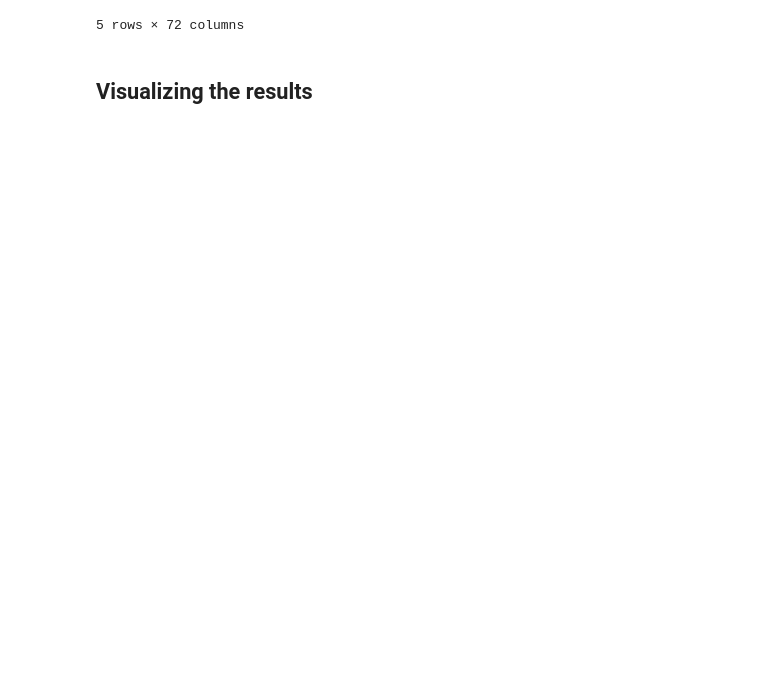
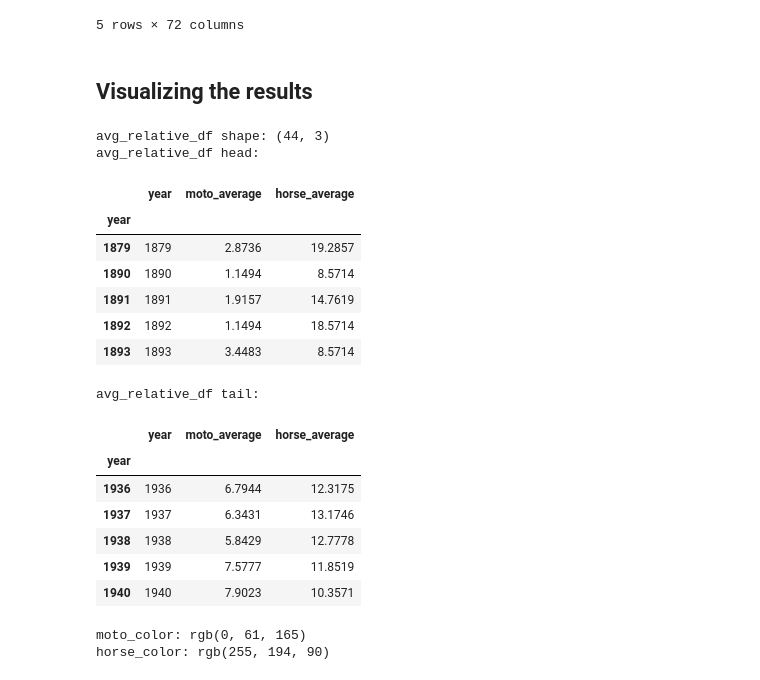
Before and after one commit to ValRCS/lnb_transports, a Jupyter notebook: notebooks/visualize_terms_df_tf_relative_over_time.ipynb, the cells around one changed output. Cells and saved outputs as stored; diff of their text form; code cells hidden in the pictures; blank space fills up the shorter version.

```diff
--- a/notebooks/visualize_terms_df_tf_relative_over_time.ipynb
+++ b/notebooks/visualize_terms_df_tf_relative_over_time.ipynb
@@ -751,4 +821,63 @@ horse_relative_df head:
 # %% [markdown]
 ## Visualizing the results
 # %%
-## TODO
+# let's simply visualize both moto and horse average_relative_frequency columns as a line chart in the same graph
+# we will use plotly express for first attempt
+# we already imported plotly express as px
+# let's create a new dataframe with year, moto average and horse average
+def create_average_relative_frequency_df(moto_df, horse_df):
+    # create a new dataframe with year, moto average and horse average
+    avg_df = pd.DataFrame({
+        'year': moto_df.index,
+        'moto_average': moto_df['average_relative_frequency'],
+        'horse_average': horse_df['average_relative_frequency']
+    })
+    return avg_df
+
+# create average relative frequency dataframe
+avg_relative_df = create_average_relative_frequency_df(moto_relative_df, horse_relative_df)
+# shape of avg_relative_df
+print(f"avg_relative_df shape: {avg_relative_df.shape}")
+# display the first few rows of avg_relative_df
+print("avg_relative_df head:")
+display(avg_relative_df.head())
+# tail
+print("avg_relative_df tail:")
+display(avg_relative_df.tail())
+# %% [output]
+avg_relative_df shape: (44, 3)
+avg_relative_df head:
+|  | year | moto_average | horse_average |
+| year |  |  |  |
+| 1879 | 1879 | 2.8736 | 19.2857 |
+| 1890 | 1890 | 1.1494 | 8.5714 |
+| 1891 | 1891 | 1.9157 | 14.7619 |
+| 1892 | 1892 | 1.1494 | 18.5714 |
+| 1893 | 1893 | 3.4483 | 8.5714 |
+avg_relative_df tail:
+|  | year | moto_average | horse_average |
+| year |  |  |  |
+| 1936 | 1936 | 6.7944 | 12.3175 |
+| 1937 | 1937 | 6.3431 | 13.1746 |
+| 1938 | 1938 | 5.8429 | 12.7778 |
+| 1939 | 1939 | 7.5777 | 11.8519 |
+| 1940 | 1940 | 7.9023 | 10.3571 |
+# %%
+# now let's plot this using plotly express
+moto_color = "rgb(0, 61, 165)" # Pantone 293
+horse_color = "rgb(255, 194, 90)" # complimentary color to Pantone 293
+print(f"moto_color: {moto_color}")
+print(f"horse_color: {horse_color}")
+fig = px.line(avg_relative_df, x='year', y=['moto_average', 'horse_average'],
+              labels={'value': 'Average Relative Document Frequency (%)', 'year': 'Year'},
+              title='Average Relative Document Frequency of Moto and Horse Terms Over Years',
+              markers=True)
+# update colors
+fig.update_traces(line=dict(width=2))
+fig.update_traces(selector=dict(name='moto_average'), line=dict(color=moto_color), name='Moto Terms')
+fig.update_traces(selector=dict(name='horse_average'), line=dict(color=horse_color), name='Horse Terms')
+# show the figure
+fig.show()
+# %% [output]
+moto_color: rgb(0, 61, 165)
+horse_color: rgb(255, 194, 90)
```
Also changed, not shown: parts of 26 cells of this notebook.
